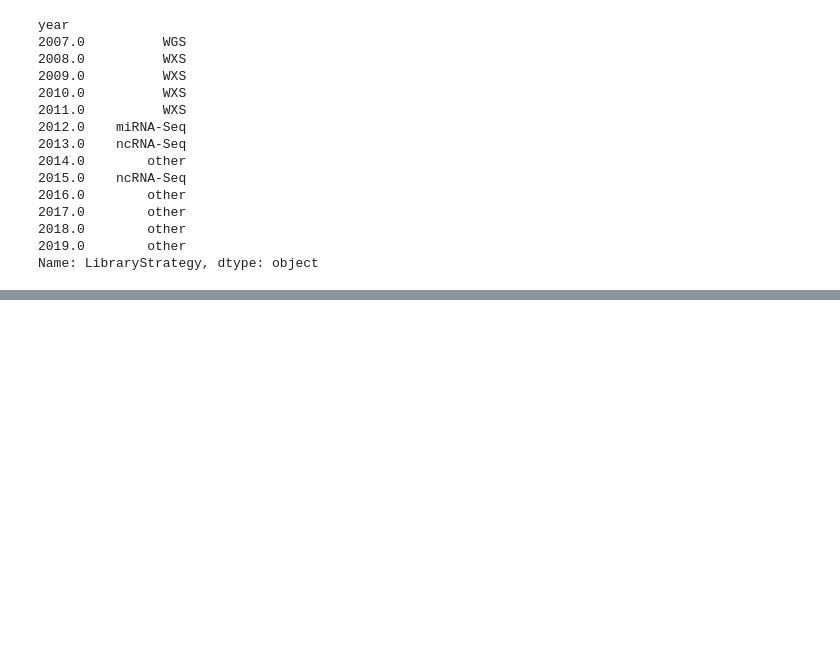
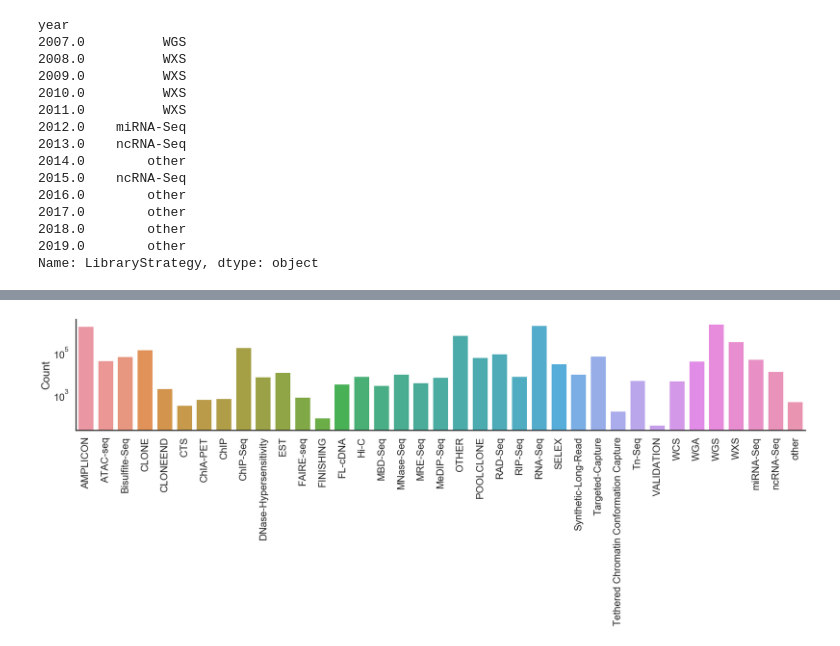
Before and after one commit to KeruiP/SRA_analysis, a Jupyter notebook: SRA techniques by year.ipynb, the cells around one changed output, grey strips where cells are left out. Drawn from its saved outputs; the diff is of its cells as text; code cells hidden in the pictures; blank space fills up the shorter version.

Commit message:
add name

```diff
--- a/SRA techniques by year.ipynb
+++ b/SRA techniques by year.ipynb
@@ -53,0 +74,3 @@ df_sra_techniques.pivot("year","LibraryStrategy").plot(kind="bar",stacked=True)
+# %%
+df_sra_techniques = df_sra.groupby('LibraryStrategy')['Run'].count().reset_index(name='count')
+df_sra_techniques.head()
@@ -53,0 +84,14 @@ df_sra_techniques.pivot("year","LibraryStrategy").plot(kind="bar",stacked=True)
+# %%
+import matplotlib.pyplot as plt
+import seaborn as sns
+g=sns.set_style("white")
+g=sns.set_context("poster")
+g=sns.catplot(x='LibraryStrategy',y='count',data=df_sra_techniques,kind='bar',aspect=5)
+g.set_xticklabels(rotation=90)
+g.set(xlabel='', ylabel='Count')
+g.set(yscale="log")
+g=sns.despine() #plt.show(g)
+plt.savefig("precision_length.png",bbox_inches="tight")
+plt.savefig(".precision_length.pdf",bbox_inches="tight")
+# %% [output]
+[figure, added]
```
Also changed, not shown: parts of 4 cells of this notebook, 5 other files.
